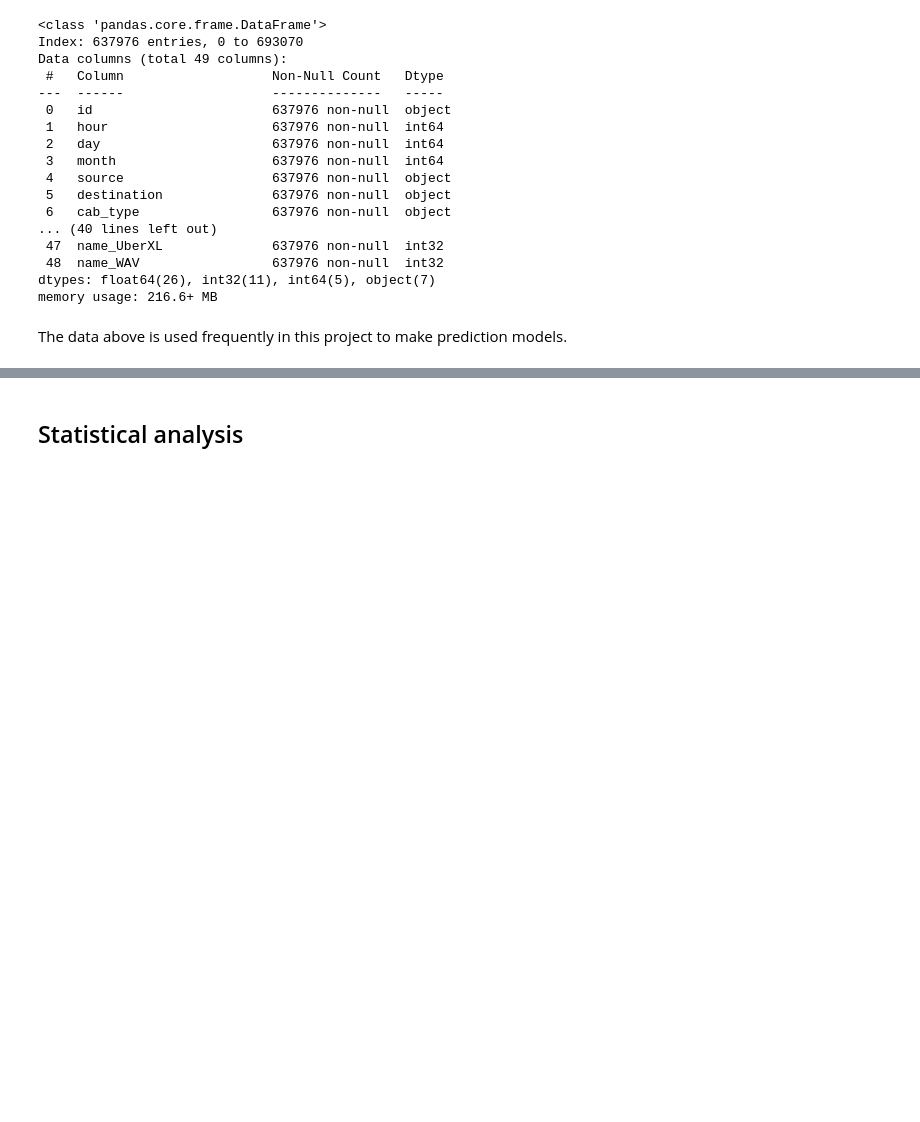
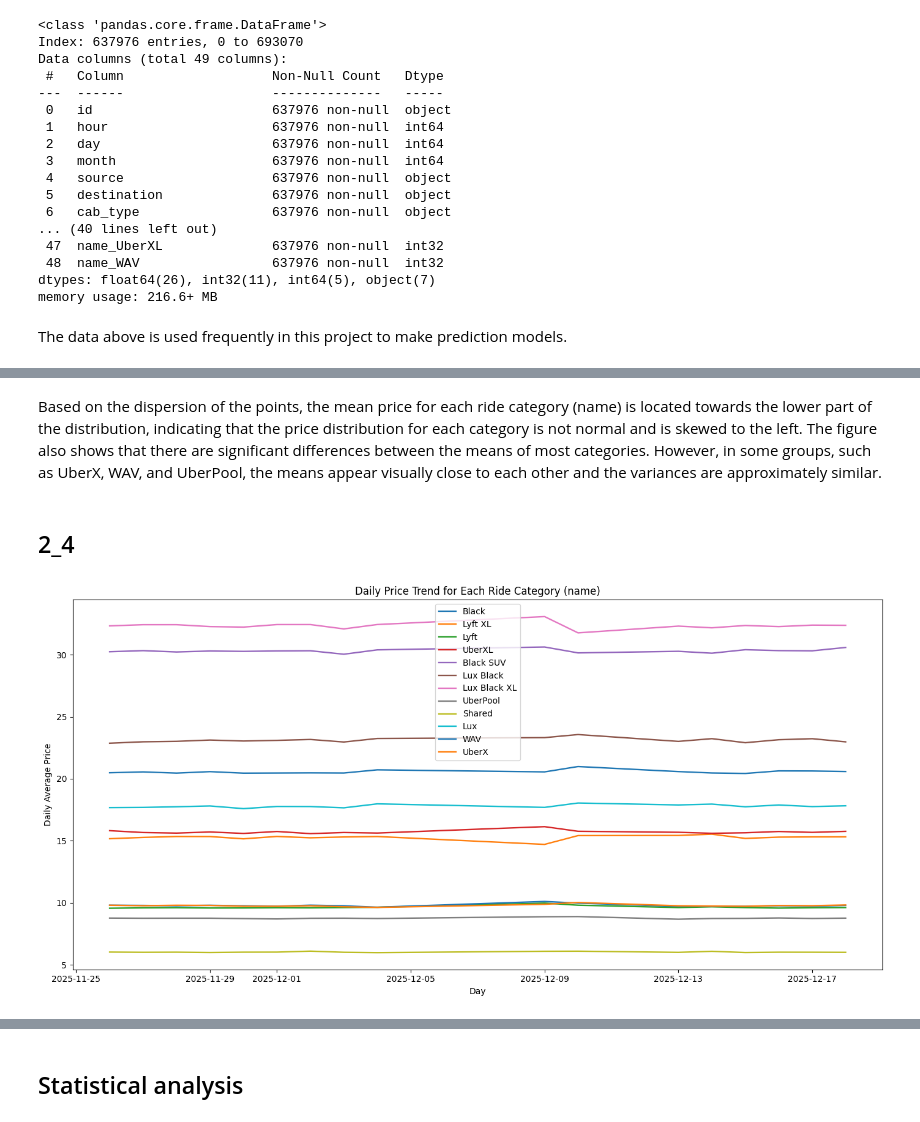
Before and after one commit to AbbyPolaris/transportationProject, a Jupyter notebook: Main.ipynb, the cells around one changed output, grey strips where cells are left out. Saved outputs shown, nothing was run; the diff lists cells and outputs as text; code cells hidden in the pictures; blank space fills up the shorter version.

```diff
--- a/Main.ipynb
+++ b/Main.ipynb
@@ -310,0 +493,43 @@ The data above is used frequently in this project to make prediction models.
+# %% [markdown]
+Based on the dispersion of the points, the mean price for each ride category (name) is located towards the lower part of the distribution, indicating that the price distribution for each category is not normal and is skewed to the left. The figure also shows that there are significant differences between the means of most categories. However, in some groups, such as UberX, WAV, and UberPool, the means appear visually close to each other and the variances are approximately similar.
+# %% [markdown]
+## 2_4
+# %%
+import pandas as pd
+import matplotlib.pyplot as plt
+
+
+df_daily = df[['name', 'price', 'day', 'month']].copy()
+
+
+df_daily['price'] = pd.to_numeric(df_daily['price'], errors='coerce')
+df_daily = df_daily.dropna(subset=['price'])
+
+
+df_daily['date'] = pd.to_datetime(dict(year=2025,
+                                       month=df_daily['month'],
+                                       day=df_daily['day']))
+
+
+df_mean_daily = df_daily.groupby(['name', 'date'])['price'].mean().reset_index()
+
+
+df_mean_daily = df_mean_daily.sort_values('date')
+
+
+plt.figure(figsize=(14,7))
+
+names = df_mean_daily['name'].unique()
+
+for name in names:
+    temp = df_mean_daily[df_mean_daily['name'] == name]
+    plt.plot(temp['date'], temp['price'], label=name, linewidth=1.7)
+
+plt.xlabel("Day")
+plt.ylabel("Daily Average Price")
+plt.title("Daily Price Trend for Each Ride Category (name)")
+plt.legend()
+plt.tight_layout()
+plt.show()
+# %% [output]
+[figure, added]
```
Also changed, not shown: parts of 43 cells of this notebook.
